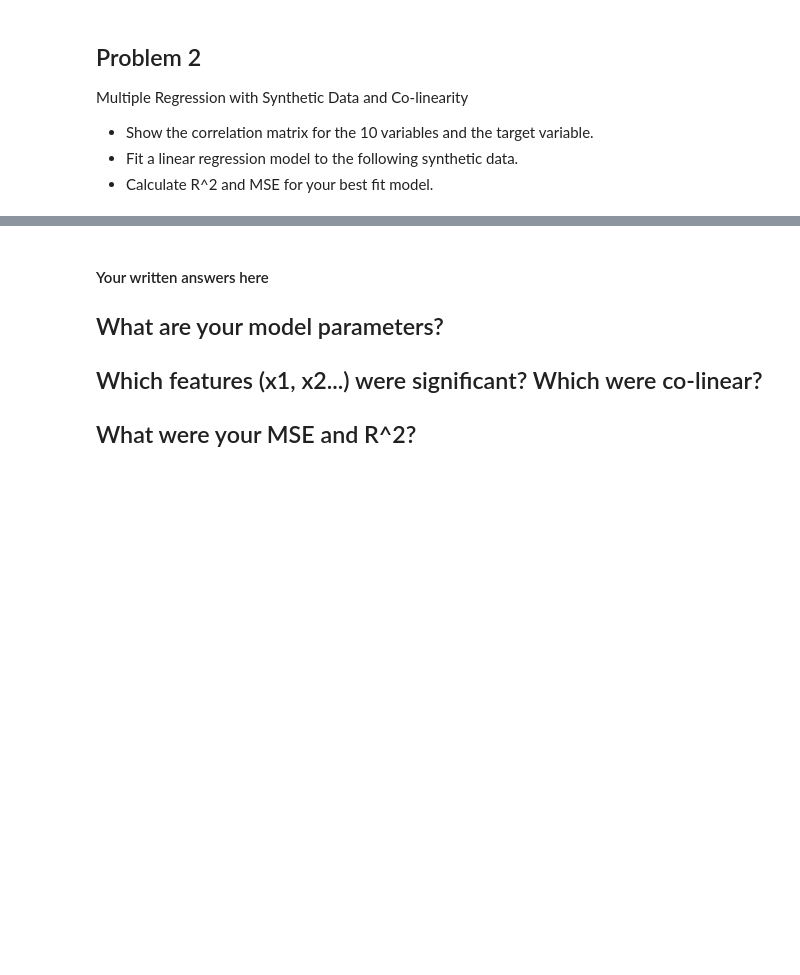
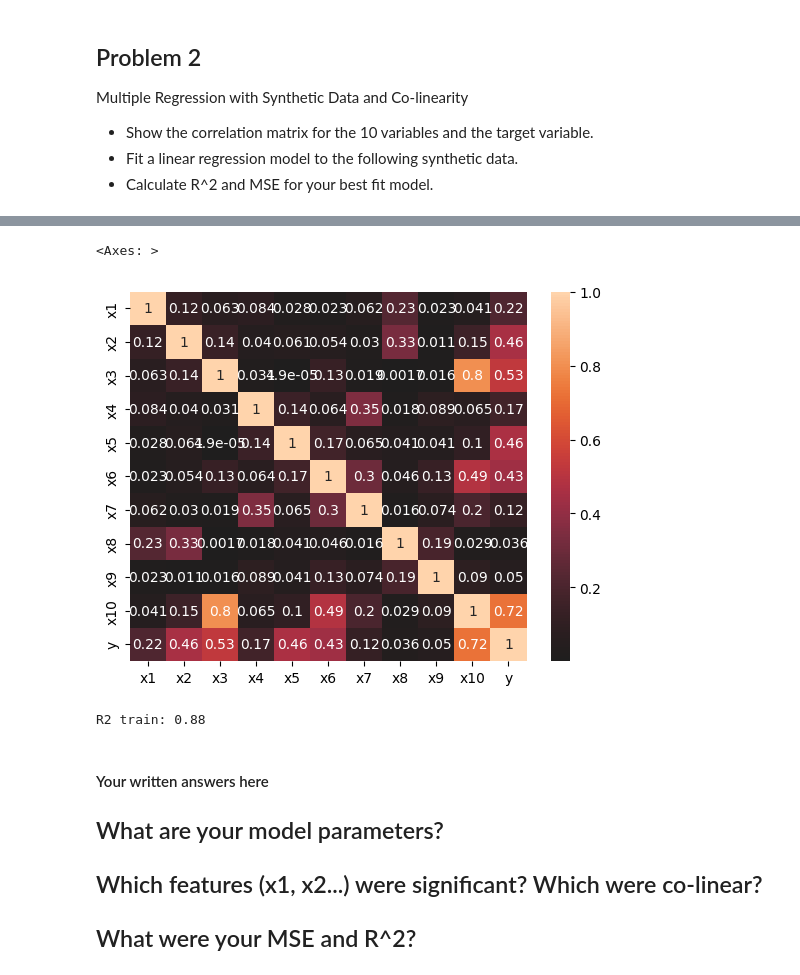
Before and after one commit to GettysburgDataScience/ps1-linear-regression-RatulPradhan, a Jupyter notebook: PS1.ipynb, the cells around one changed output, grey strips where cells are left out. Drawn from its saved outputs; the diff is of its cells as text; code cells hidden in the pictures; blank space fills up the shorter version.

```diff
--- a/PS1.ipynb
+++ b/PS1.ipynb
@@ -100,7 +103,7 @@ Multiple Regression with Synthetic Data and Co-linearity
 np.random.seed(15)
 bias = 50*np.random.randn()
 
-X, y, coef = sk.datasets.make_regression(n_samples=300,
+X, y, coef = skd.make_regression(n_samples=300,
                                    n_features=9,    # n_features = 10 --> multiple linear regression
                                    noise=3,
                                    bias = bias,
@@ -136,0 +129,22 @@ print_model(bias, coef, column_names, model_name = 'True Model')
+# %%
+corr = reg2_df.corr()
+sns.heatmap(np.abs(corr), annot=True, center=0)
+# %% [output]
+<Axes: >
+[figure, added]
+# %%
+candidate_idx = np.array([1,2,3,4,5,6,7, 8, 9, 10]) - 1
+Z = X[:, candidate_idx]
+Z_names = [column_names[i] for i in candidate_idx]
+
+Z_train, Z_test, y_train, y_test = skms.train_test_split(Z, y, test_size=0.3, random_state=15)
+
+model_LR = sklm.LinearRegression()
+model_LR.fit(Z_train, y_train)
+
+R2_train = model_LR.score(Z_train, y_train)
+R2_test = model_LR.score(Z_test, y_test)
+
+print(f'R2 train: {R2_train:.2f}')
+# %% [output]
+R2 train: 0.88
```
Also changed, not shown: parts of 7 cells of this notebook.
